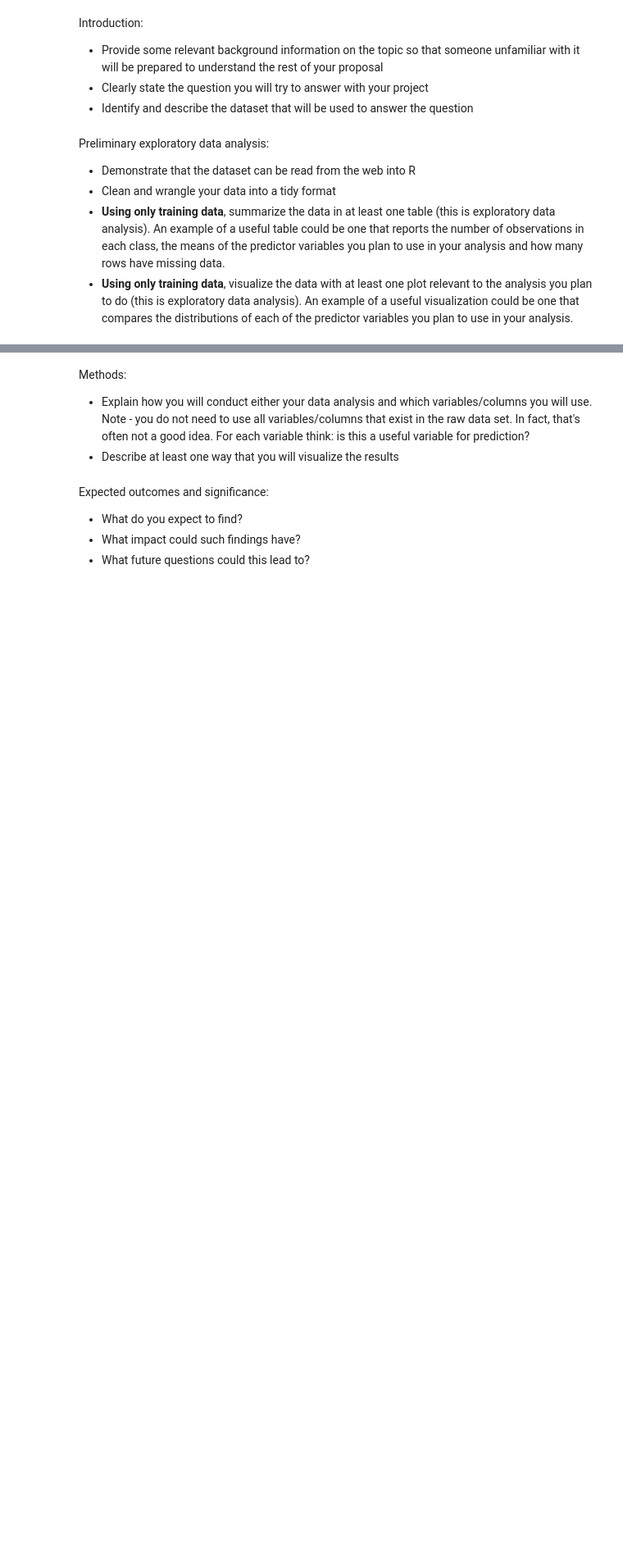
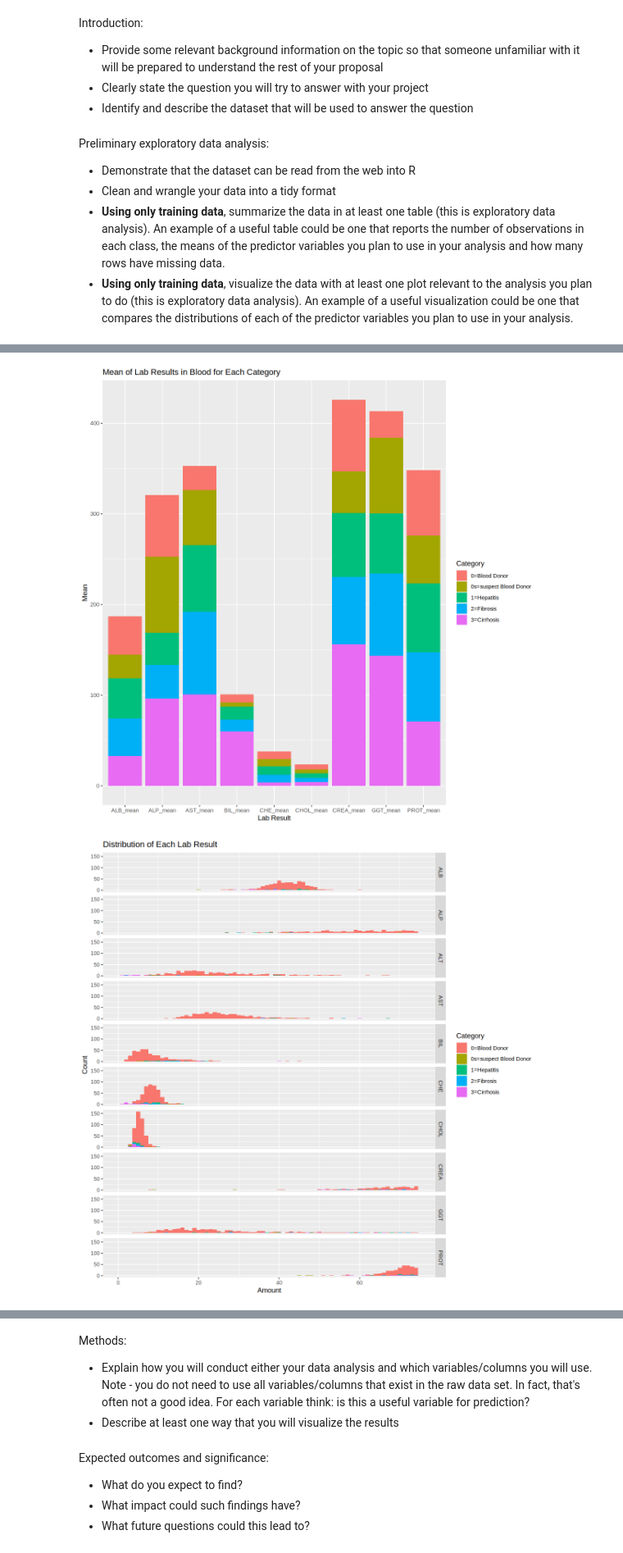
Before and after one commit to lilitvanyan/DS_Group_Project, a Jupyter notebook: DS_Group_Project_Proposal.ipynb, the cells around one changed output, grey strips where cells are left out. Shown at 82% size. Saved outputs shown, nothing was run; the diff lists cells and outputs as text; code cells hidden in the pictures; blank space fills up the shorter version.

```diff
--- a/DS_Group_Project_Proposal.ipynb
+++ b/DS_Group_Project_Proposal.ipynb
@@ -104,0 +141,28 @@ A tibble: 13 × 2
+# %%
+hcv_long <- hcv_train |>
+pivot_longer(cols = ALB:PROT, names_to = "lab_result", values_to = "count")
+
+hcv_lab_summary_long <- hcv_lab_summary |>
+pivot_longer(cols = ALB_mean:PROT_mean, names_to = "lab_result", values_to = "value")
+
+options(repr.plot.width = 10, repr.plot.height = 10)
+category_lab_result <- hcv_lab_summary_long |>
+ggplot(aes(x = lab_result, y = value)) +
+geom_bar(stat = "identity", aes(fill = Category)) +
+    xlab("Lab Result") +
+    ylab("Mean") +
+    ggtitle("Mean of Lab Results in Blood for Each Category")
+category_lab_result
+
+
+options(repr.plot.width = 10, repr.plot.height = 10)
+lab_result_dist <- hcv_long |>
+ggplot(aes(x = count)) +
+geom_histogram(aes(fill = Category), binwidth = 1) +
+    facet_grid(rows = vars(lab_result)) +
+    xlab("Amount") +
+    ylab("Count") +
+    xlim(0, 75) +
+    ggtitle("Distribution of Each Lab Result")
+lab_result_dist
+# %% [output]
@@ -104,0 +173,2 @@ A tibble: 13 × 2
+[figure, added]
+[figure, added]
```
Also changed, not shown: parts of 6 cells of this notebook.
